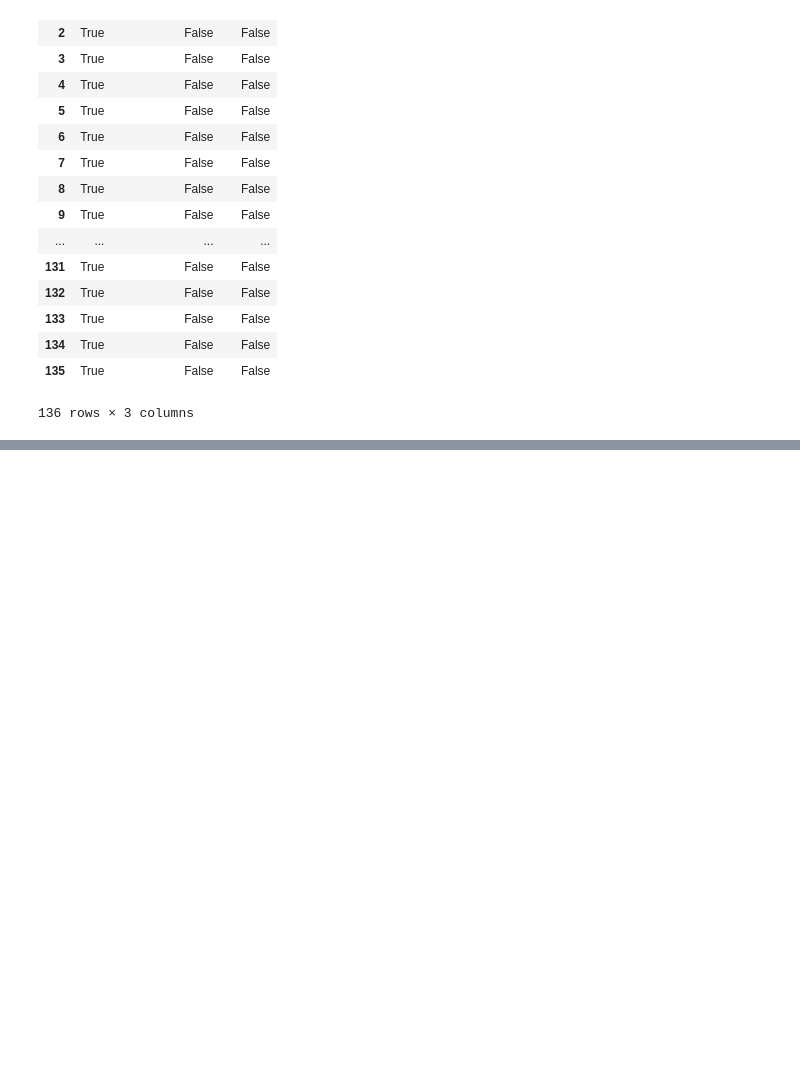
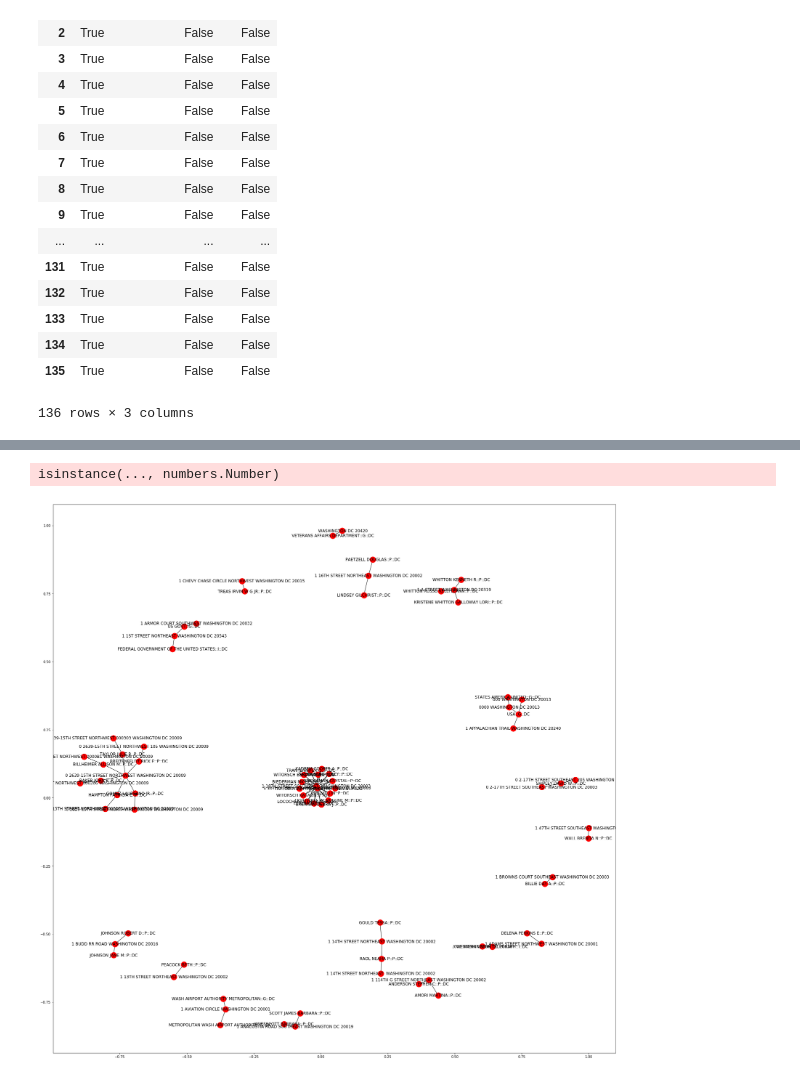
Before and after one commit to alycege/coursera_homework, a Jupyter notebook: Visualizations.ipynb, the cells around one changed output, grey strips where cells are left out. Cells and saved outputs as stored; diff of their text form; code cells hidden in the pictures; blank space fills up the shorter version.

Commit message:
+ graph visualization

```diff
--- a/Visualizations.ipynb
+++ b/Visualizations.ipynb
@@ -130,0 +139,4 @@ fig.show()
+# %%
+graph_df = pd.read_csv('graph_v23_dc_100.csv')
+graph_df['address'] = graph_df['address'].str.replace(r'\# \d+', '')
+print(graph_df)
@@ -130,0 +161,7 @@ fig.show()
+# %%
+G = nx.Graph()
+
+for idx in graph_df.index:
+    node1 = graph_df.loc[idx]['owner_id']
+    node2 = graph_df.loc[idx]['address']
+    G.add_edge(node1, node2)
@@ -130,0 +188,8 @@ fig.show()
+# %%
+fig = plt.figure(figsize=(30, 30))
+nx.draw_networkx(G)
+#plt.savefig('DC_100_nodes_graph.png')
+plt.show()
+# %% [output]
+isinstance(..., numbers.Number)
+[figure, added]
```
Also changed, not shown: parts of 5 cells of this notebook.
